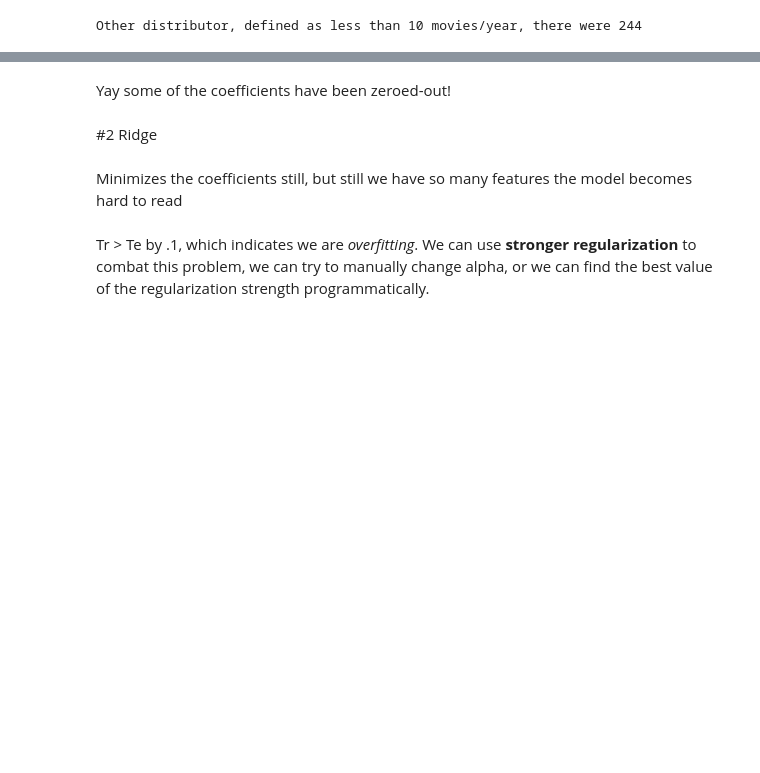
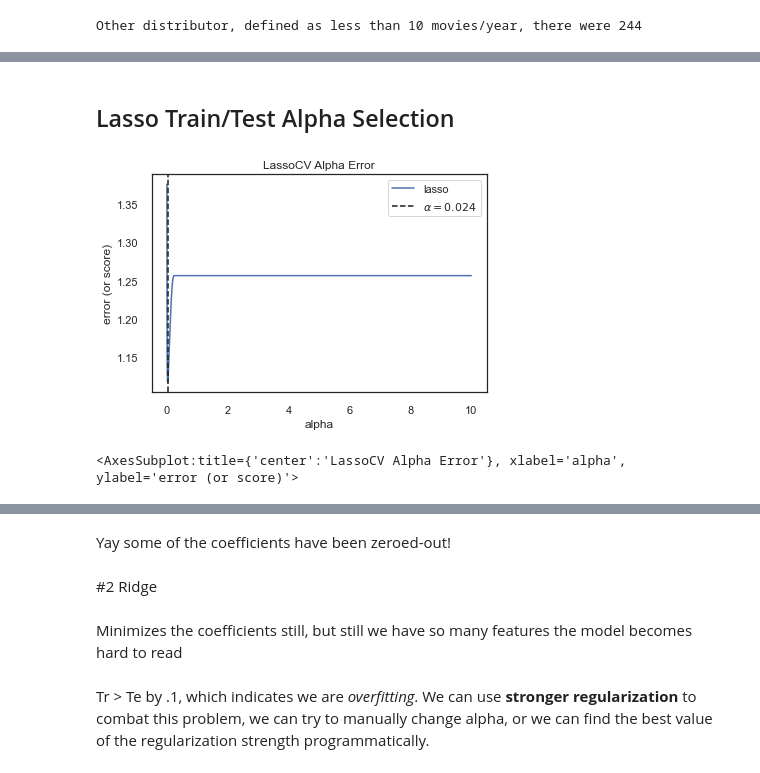
Before and after one commit to yi-ye-zhi-qiu/liamometer, a Jupyter notebook: analysis.ipynb, the cells around one changed output, grey strips where cells are left out. Drawn from its saved outputs; the diff is of its cells as text; code cells hidden in the pictures; blank space fills up the shorter version.

```diff
--- a/analysis.ipynb
+++ b/analysis.ipynb
@@ -597,0 +627,12 @@ list(zip(more_features_list, lasso_model.coef_))
+# %% [markdown]
+## Lasso Train/Test Alpha Selection
+# %%
+alphas = np.logspace(-10, 1, 400)
+
+model = LassoCV(alphas=alphas)
+visualizer = AlphaSelection(model)
+visualizer.fit(X_train3_scaled, y_train)
+visualizer.show()
+# %% [output]
+[figure, added]
+<AxesSubplot:title={'center':'LassoCV Alpha Error'}, xlabel='alpha', ylabel='error (or score)'>
```
Also changed, not shown: parts of 99 cells of this notebook.
